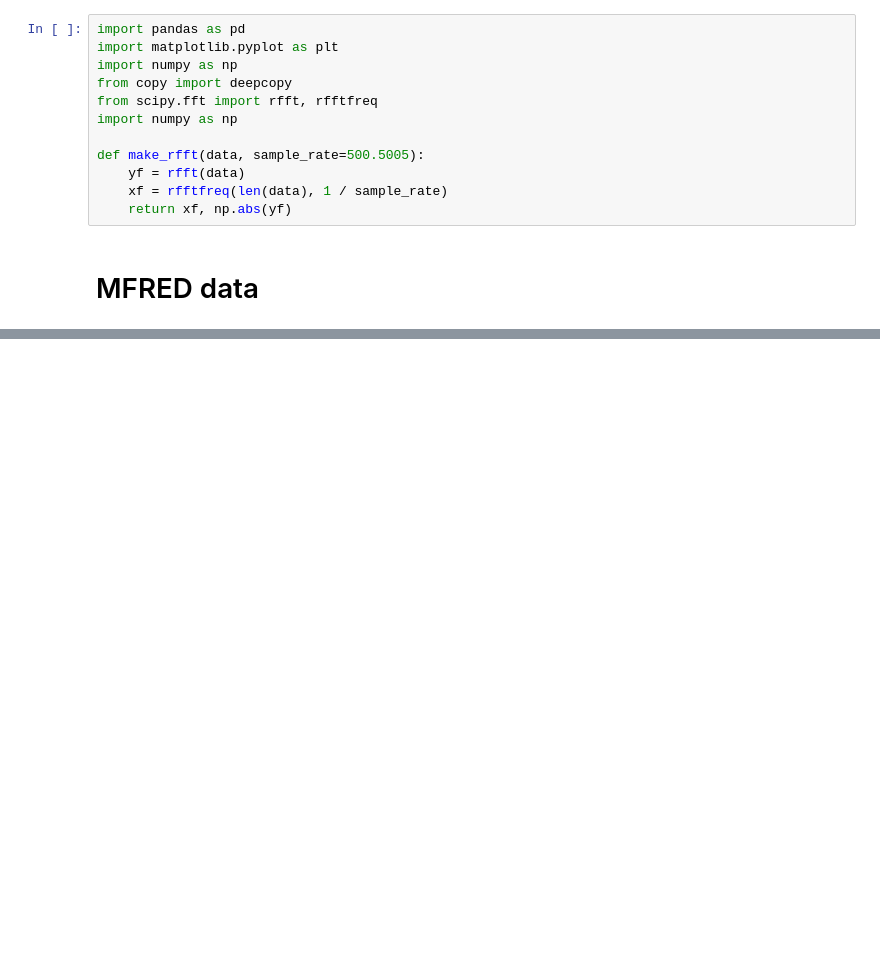
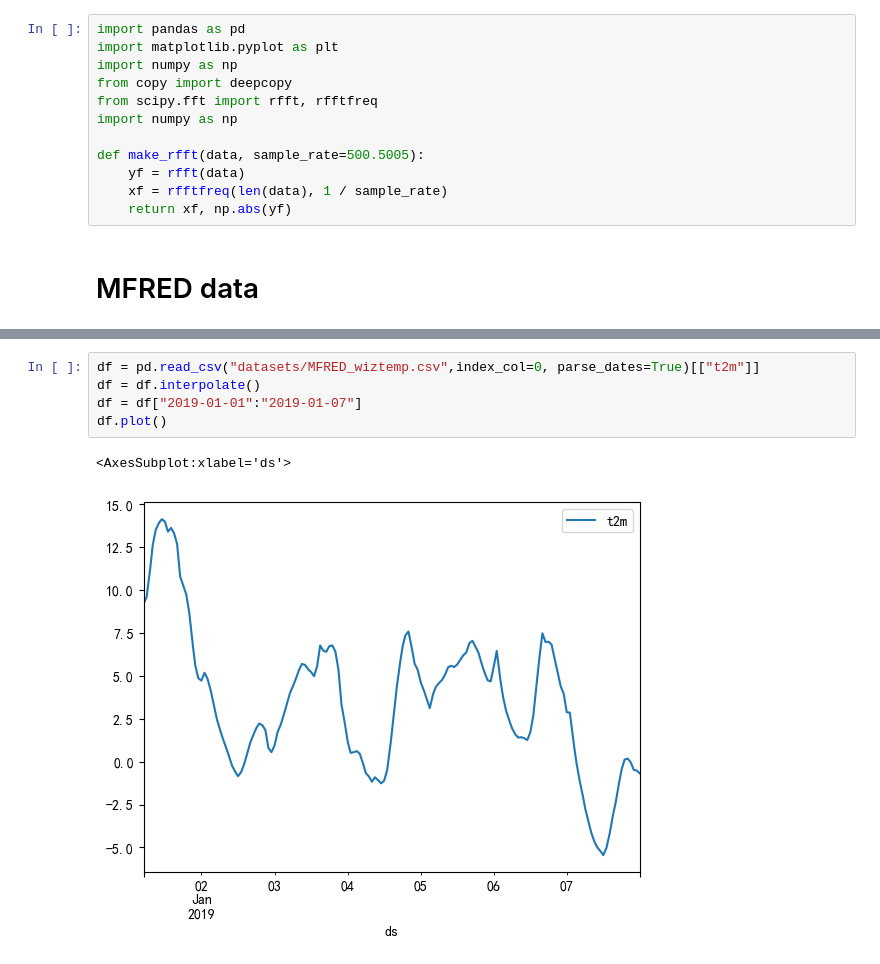
Before and after one commit to WillWang1113/MultiresolutionForecasting, a Jupyter notebook: 01-EDA.ipynb, the cells around one changed output, grey strips where cells are left out. Cells and saved outputs as stored; diff of their text form; blank space fills up the shorter version.

```diff
--- a/01-EDA.ipynb
+++ b/01-EDA.ipynb
@@ -55,2 +38,10 @@ ds
 [figure]
+# %%
+df = pd.read_csv("datasets/MFRED_wiztemp.csv",index_col=0, parse_dates=True)[["t2m"]]
+df = df.interpolate()
+df = df["2019-01-01":"2019-01-07"]
+df.plot()
+# %% [output]
+<AxesSubplot:xlabel='ds'>
+[figure, added]
 # %%
```
Also changed, not shown: parts of 3 cells of this notebook, 12 other files.
